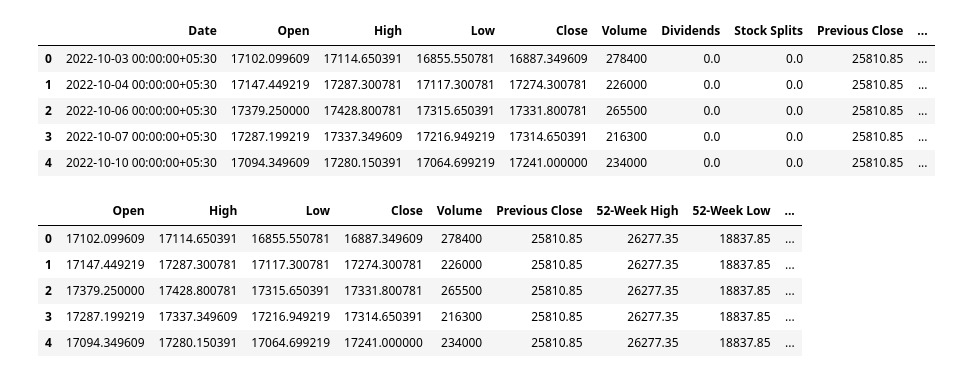
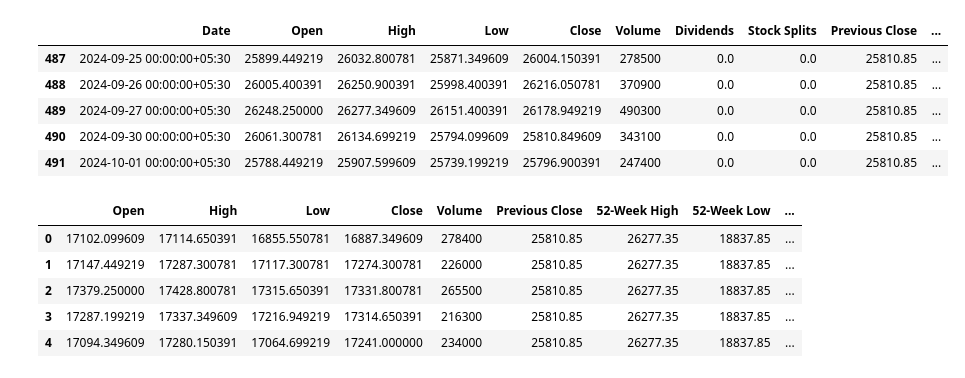
Before and after one commit to DSML-NMAMIT/stock-price-prediction, a Jupyter notebook: lstm_train.ipynb, the cells around one changed output. Drawn from its saved outputs; the diff is of its cells as text; code cells hidden in the pictures.

```diff
--- a/lstm_train.ipynb
+++ b/lstm_train.ipynb
@@ -3,13 +6,13 @@ import pandas as pd
 # %%
 df = pd.read_csv('nifty_data.csv')
-df.head()
+df.tail()
 # %% [output]
 |  | Date | Open | High | Low | Close | Volume | Dividends | Stock Splits | Previous Close | ... |
-| 0 | 2022-10-03 00:00:00+05:30 | 17102.099609 | 17114.650391 | 16855.550781 | 16887.349609 | 278400 | 0.0 | 0.0 | 25810.85 | ... |
-| 1 | 2022-10-04 00:00:00+05:30 | 17147.449219 | 17287.300781 | 17117.300781 | 17274.300781 | 226000 | 0.0 | 0.0 | 25810.85 | ... |
-| 2 | 2022-10-06 00:00:00+05:30 | 17379.250000 | 17428.800781 | 17315.650391 | 17331.800781 | 265500 | 0.0 | 0.0 | 25810.85 | ... |
-| 3 | 2022-10-07 00:00:00+05:30 | 17287.199219 | 17337.349609 | 17216.949219 | 17314.650391 | 216300 | 0.0 | 0.0 | 25810.85 | ... |
-| 4 | 2022-10-10 00:00:00+05:30 | 17094.349609 | 17280.150391 | 17064.699219 | 17241.000000 | 234000 | 0.0 | 0.0 | 25810.85 | ... |
+| 487 | 2024-09-25 00:00:00+05:30 | 25899.449219 | 26032.800781 | 25871.349609 | 26004.150391 | 278500 | 0.0 | 0.0 | 25810.85 | ... |
+| 488 | 2024-09-26 00:00:00+05:30 | 26005.400391 | 26250.900391 | 25998.400391 | 26216.050781 | 370900 | 0.0 | 0.0 | 25810.85 | ... |
+| 489 | 2024-09-27 00:00:00+05:30 | 26248.250000 | 26277.349609 | 26151.400391 | 26178.949219 | 490300 | 0.0 | 0.0 | 25810.85 | ... |
+| 490 | 2024-09-30 00:00:00+05:30 | 26061.300781 | 26134.699219 | 25794.099609 | 25810.849609 | 343100 | 0.0 | 0.0 | 25810.85 | ... |
+| 491 | 2024-10-01 00:00:00+05:30 | 25788.449219 | 25907.599609 | 25739.199219 | 25796.900391 | 247400 | 0.0 | 0.0 | 25810.85 | ... |
 # %%
 df['Date'] = pd.to_datetime(df['Date'])
 # %%
```
Also changed, not shown: parts of 21 cells of this notebook, 2 other files.
